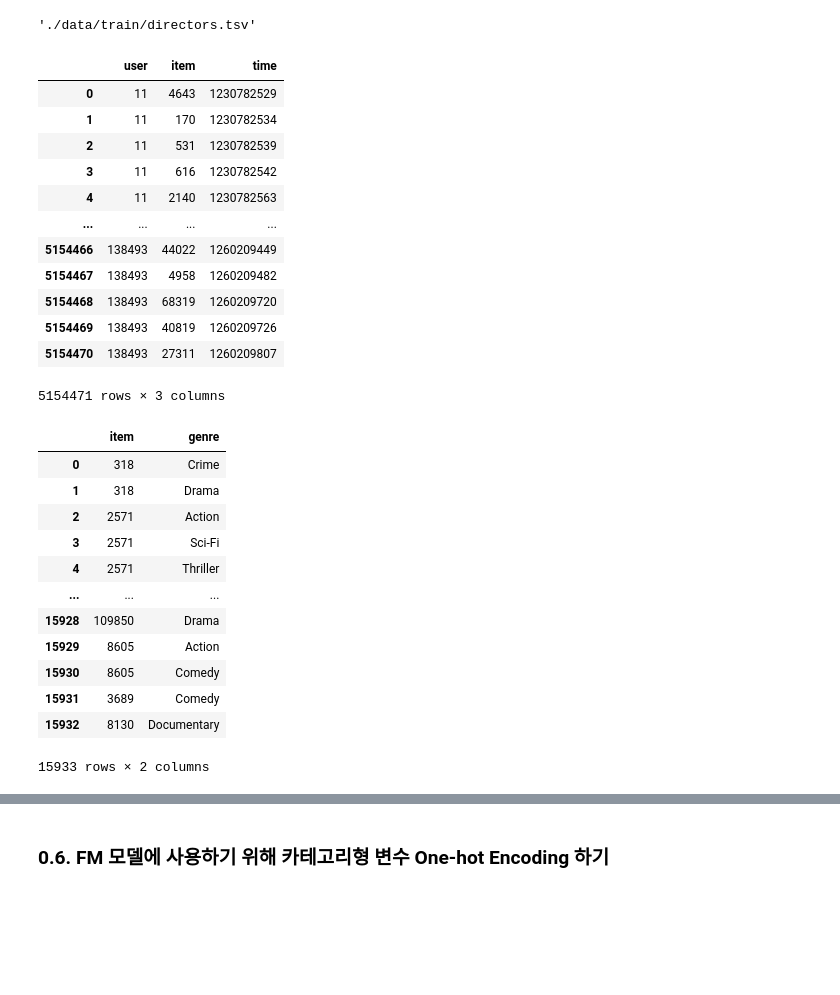
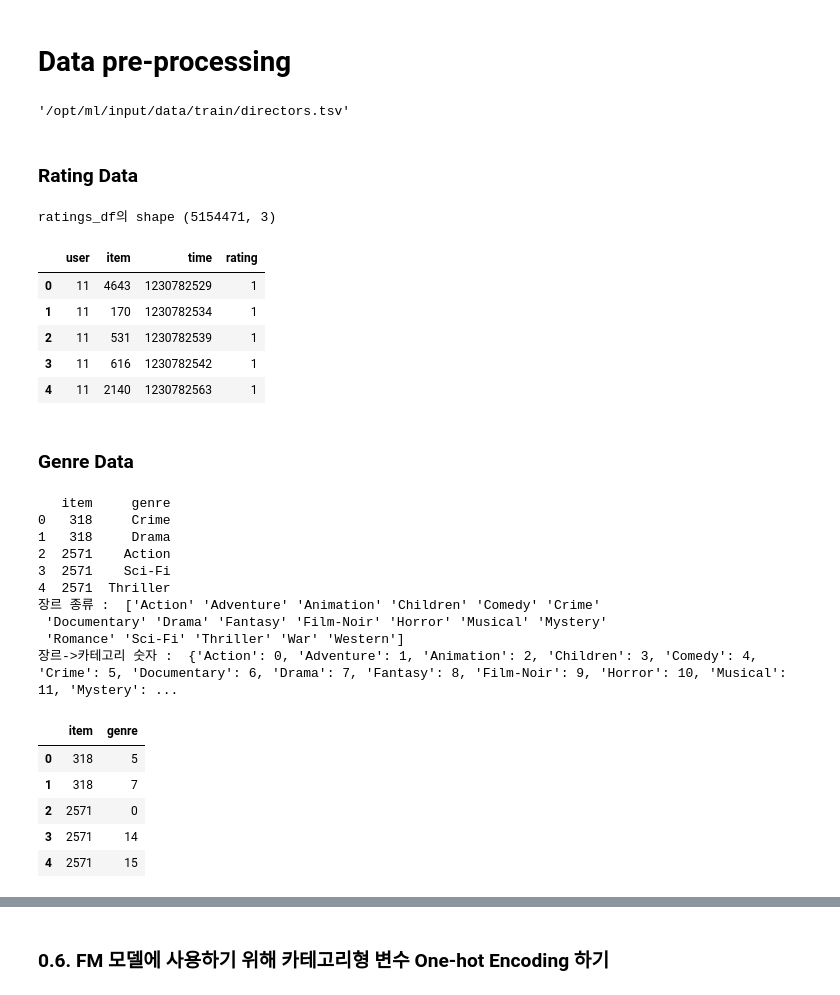
Before and after one commit to boostcampaitech3/level2-movie-recommendation-level2-recsys-07, a Jupyter notebook: MODELS/FFM/FFM.ipynb, the cells around one changed output, grey strips where cells are left out. Cells and saved outputs as stored; diff of their text form; code cells hidden in the pictures; blank space fills up the shorter version.

Commit message:
[FEAT][이채원] FFM data preprocessing

```diff
--- a/MODELS/FFM/FFM.ipynb
+++ b/MODELS/FFM/FFM.ipynb
@@ -22,53 +20,66 @@ from torch.utils.data import TensorDataset, DataLoader
 seed = 0  # 바꾸지 마시오!
 random.seed(seed)
 np.random.seed(seed)
+# %% [markdown]
+# Data pre-processing
 # %%
-base_path = os.path.join(os.curdir, 'data/train/')
+base_path = os.path.join(os.curdir, '/opt/ml/input/data/train')
 data_path = os.path.join(base_path, 'train_ratings.csv')
 genre_path = os.path.join(base_path, "genres.tsv")
 writer_path = os.path.join(base_path, "writers.tsv")
 director_path = os.path.join(base_path, "directors.tsv")
-
 director_path
 # %% [output]
-'./data/train/directors.tsv'
+'/opt/ml/input/data/train/directors.tsv'
+# %% [markdown]
+### Rating Data
 # %%
 # 평점 데이터
 ratings_df = pd.read_csv(data_path)
+print(f'ratings_df의 shape {ratings_df.shape}')
 ratings_df.columns = ['user', 'item', 'time']
-ratings_df
+ratings_df['rating']=1 # 상호작용이 있기 때문에 1로 넣는다
+ratings_df.head(5)
 # %% [output]
+ratings_df의 shape (5154471, 3)
-|  | user | item | time |
-| 0 | 11 | 4643 | 1230782529 |
-| 1 | 11 | 170 | 1230782534 |
-| 2 | 11 | 531 | 1230782539 |
-| 3 | 11 | 616 | 1230782542 |
-| 4 | 11 | 2140 | 1230782563 |
-| ... | ... | ... | ... |
-| 5154466 | 138493 | 44022 | 1260209449 |
-| 5154467 | 138493 | 4958 | 1260209482 |
-| 5154468 | 138493 | 68319 | 1260209720 |
-| 5154469 | 138493 | 40819 | 1260209726 |
-| 5154470 | 138493 | 27311 | 1260209807 |
+|  | user | item | time | rating |
+| 0 | 11 | 4643 | 1230782529 | 1 |
+| 1 | 11 | 170 | 1230782534 | 1 |
+| 2 | 11 | 531 | 1230782539 | 1 |
+| 3 | 11 | 616 | 1230782542 | 1 |
+| 4 | 11 | 2140 | 1230782563 | 1 |
-5154471 rows × 3 columns
+# %% [markdown]
+### Genre Data
 # %%
 # 장르 데이터
-gener_df = pd.read_csv(genre_path,delimiter="\t")
+genre_df = pd.read_csv(genre_path,delimiter="\t")
+genre_list=genre_df.loc[:,'genre'].to_numpy()
+genre_list=np.unique(genre_list)
+print(genre_df.head(5))
+print("장르 종류 : ", genre_list)
 
-# # 유저 데이터
-# users_df = pd.read_csv(data_path + 'u.user', sep='|', encoding='latin-1', header=None)
-# users_df.columns = ['user_id', 'age', 'gender', 'occupation', 'zip_code']
+item2onegenre=dict()
+for i in range(len(genre_list)):
+    item2onegenre[genre_list[i]]=i
+print("장르->카테고리 숫자 : ",item2onegenre) # 장르 카테고리화
+
+for i in range(len(genre_df)):
+    genre_df.loc[i,'genre']=item2onegenre[genre_df.loc[i,'genre']]
+genre_df.head()
 # %% [output]
+   item     genre
+0   318     Crime
+1   318     Drama
+2  2571    Action
+3  2571    Sci-Fi
+4  2571  Thriller
+장르 종류 :  ['Action' 'Adventure' 'Animation' 'Children' 'Comedy' 'Crime'
+ 'Documentary' 'Drama' 'Fantasy' 'Film-Noir' 'Horror' 'Musical' 'Mystery'
+ 'Romance' 'Sci-Fi' 'Thriller' 'War' 'Western']
+장르->카테고리 숫자 :  {'Action': 0, 'Adventure': 1, 'Animation': 2, 'Children': 3, 'Comedy': 4, 'Crime': 5, 'Documentary': 6, 'Drama': 7, 'Fantasy': 8, 'Film-Noir': 9, 'Horror': 10, 'Musical': 11, 'Mystery': ...
 |  | item | genre |
-| 0 | 318 | Crime |
-| 1 | 318 | Drama |
-| 2 | 2571 | Action |
-| 3 | 2571 | Sci-Fi |
-| 4 | 2571 | Thriller |
-| ... | ... | ... |
-| 15928 | 109850 | Drama |
-| 15929 | 8605 | Action |
-| 15930 | 8605 | Comedy |
-| 15931 | 3689 | Comedy |
-| 15932 | 8130 | Documentary |
+| 0 | 318 | 5 |
+| 1 | 318 | 7 |
+| 2 | 2571 | 0 |
+| 3 | 2571 | 14 |
+| 4 | 2571 | 15 |
-15933 rows × 2 columns
```
Also changed, not shown: parts of 22 cells of this notebook.
